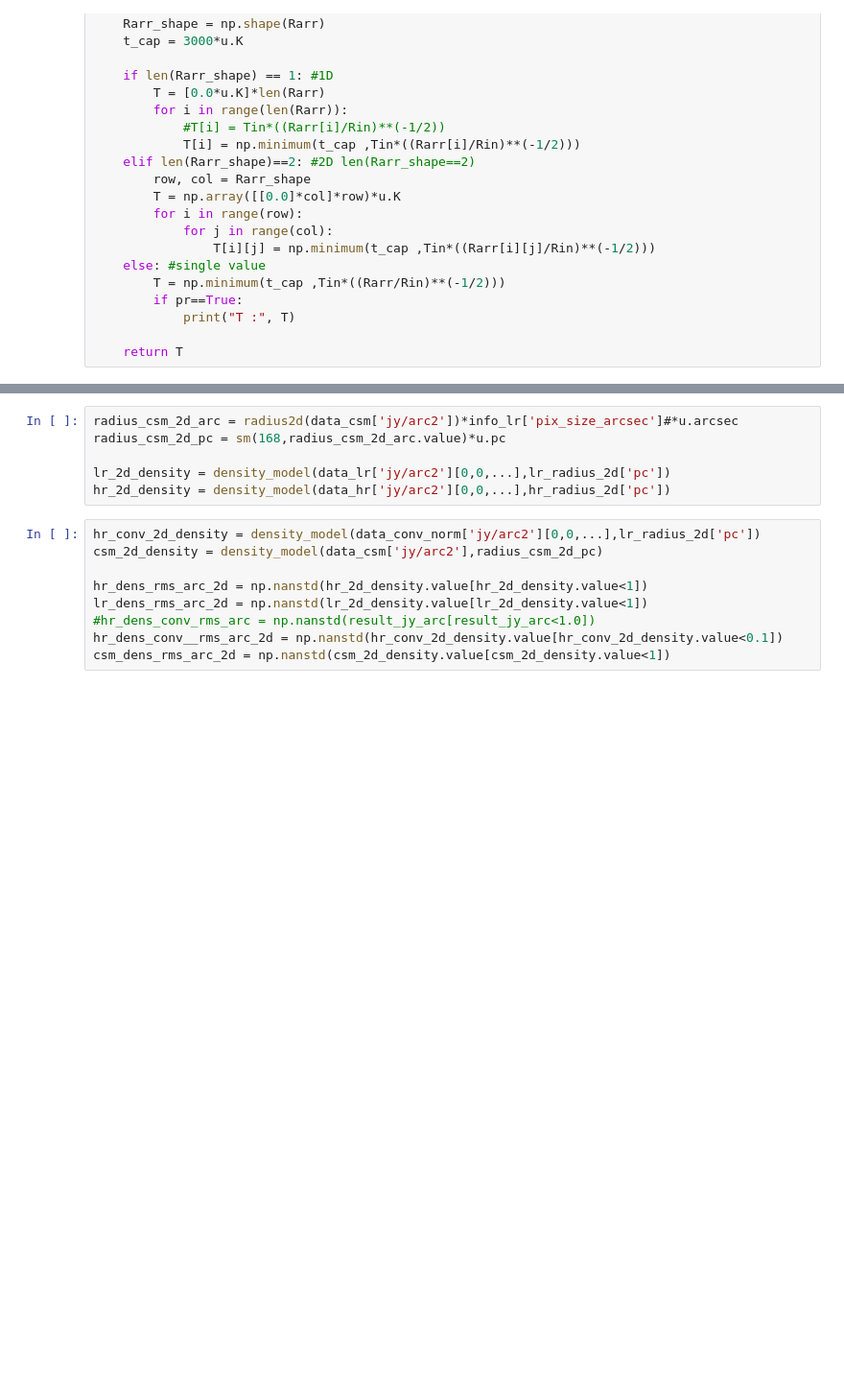
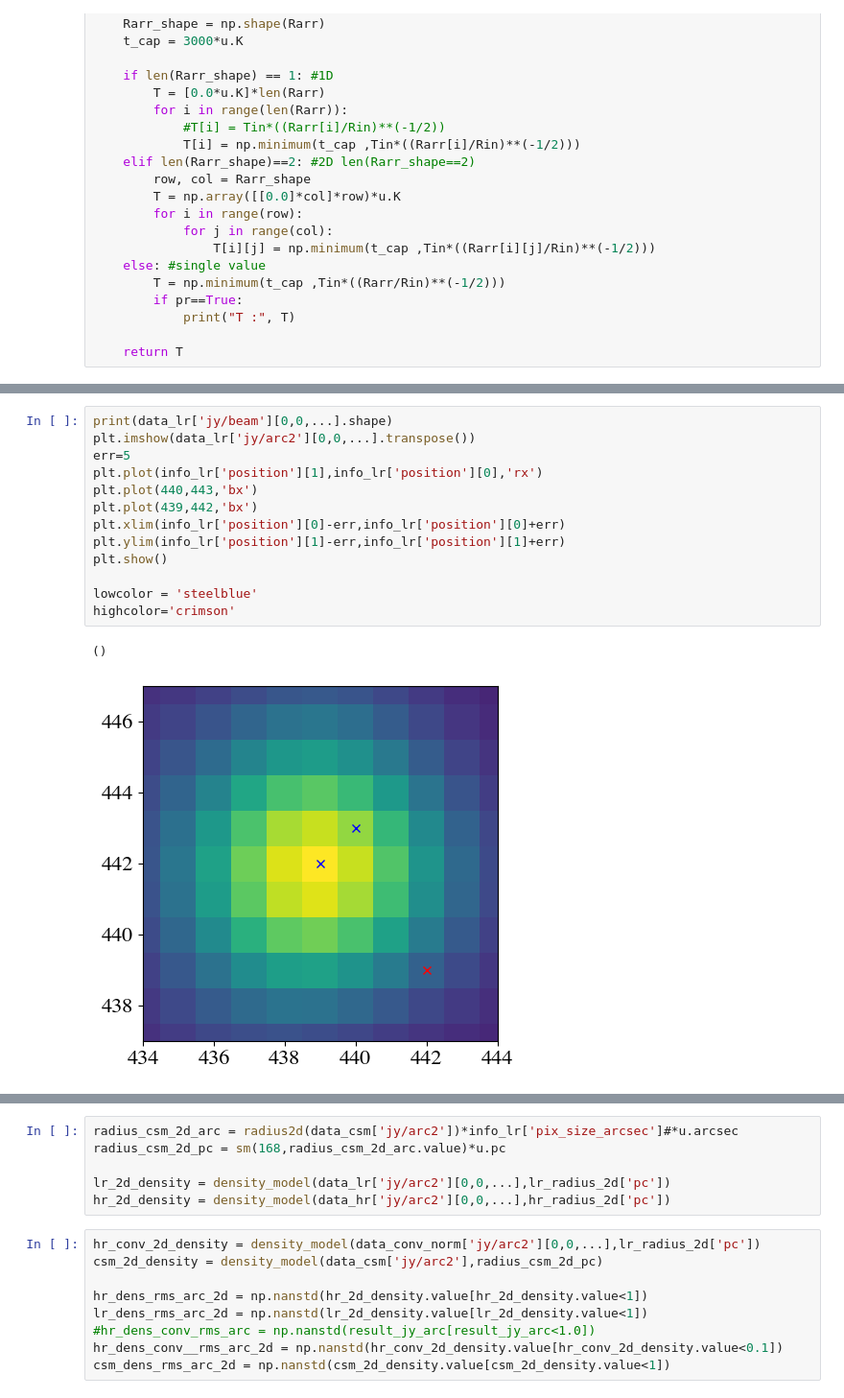
Before and after one commit to imanbeh/betel, a Jupyter notebook: notebook.ipynb, the cells around one changed output, grey strips where cells are left out. Shown at 96% size. Saved outputs shown, nothing was run; the diff lists cells and outputs as text; blank space fills up the shorter version.

```diff
--- a/notebook.ipynb
+++ b/notebook.ipynb
@@ -440,0 +488,16 @@ WARNING: Input data contains invalid values (NaNs or infs), which were automatic
+# %%
+print(data_lr['jy/beam'][0,0,...].shape)
+plt.imshow(data_lr['jy/arc2'][0,0,...].transpose())
+err=5
+plt.plot(info_lr['position'][1],info_lr['position'][0],'rx')
+plt.plot(440,443,'bx')
+plt.plot(439,442,'bx')
+plt.xlim(info_lr['position'][0]-err,info_lr['position'][0]+err)
+plt.ylim(info_lr['position'][1]-err,info_lr['position'][1]+err)
+plt.show()
+
+lowcolor = 'steelblue'
+highcolor='crimson'
+# %% [output]
+()
+[figure, added]
```
Also changed, not shown: parts of 44 cells of this notebook, 19 other files.
